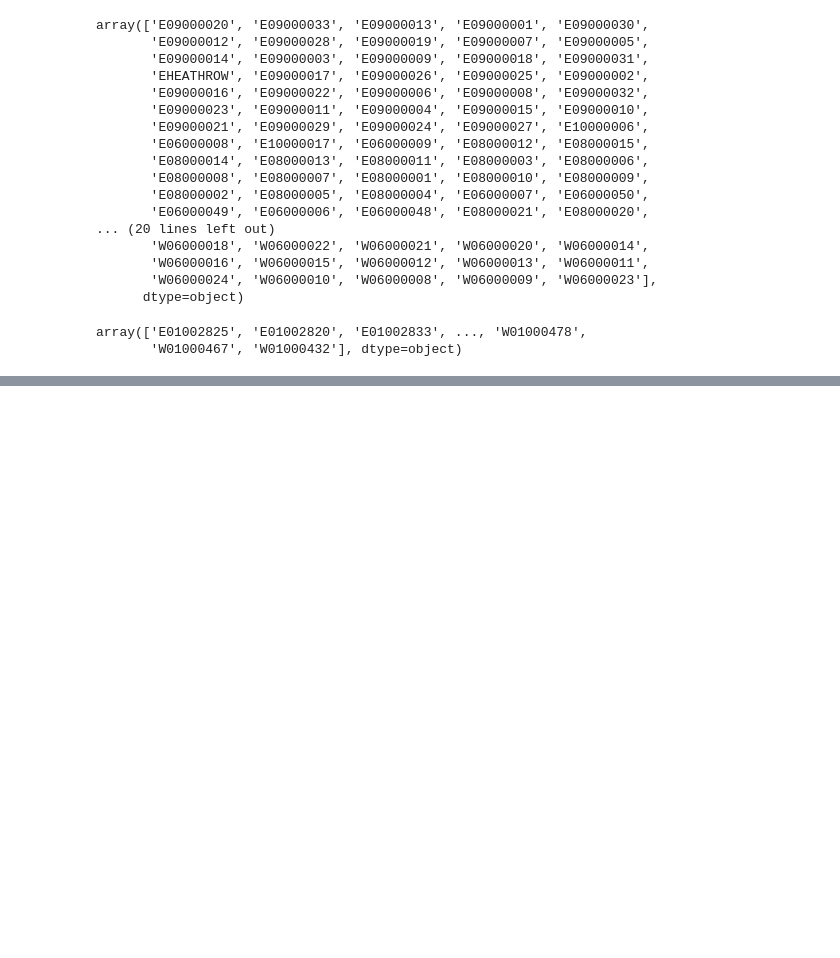
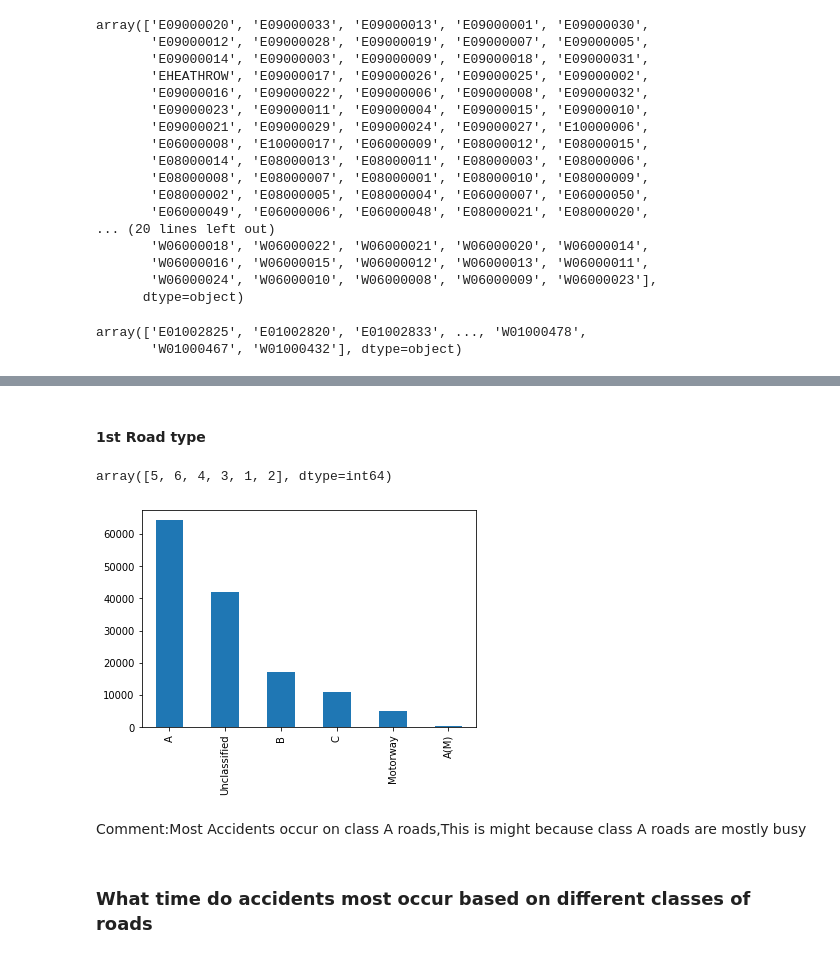
Before and after one commit to OwusuBlessing/Stage_C_Premier_practice, a Jupyter notebook: Starter_EDA.ipynb, the cells around one changed output, grey strips where cells are left out. Saved outputs shown, nothing was run; the diff lists cells and outputs as text; code cells hidden in the pictures; blank space fills up the shorter version.

```diff
--- a/Starter_EDA.ipynb
+++ b/Starter_EDA.ipynb
@@ -384,0 +779,20 @@ array(['E01002825', 'E01002820', 'E01002833', ..., 'W01000478',
+# %% [markdown]
+#### 1st Road type
+# %%
+df["1st_Road_Class"].unique()
+# %% [output]
+array([5, 6, 4, 3, 1, 2], dtype=int64)
+# %%
+labels = {"1st_Road_Class":{1:"Motorway",2:"A(M)",3:"A",4:"B",5:"C",6:"Unclassified"}}
+# %%
+df = df.replace(labels)
+# %%
+df_1st_road = df.loc[:,["1st_Road_Class","Accident_Severity"]]
+df_1st_road["1st_Road_Class"].value_counts().plot.bar()
+plt.show()
+# %% [output]
+[figure, added]
+# %% [markdown]
+Comment:Most Accidents occur on class A roads,This is might because class A roads are mostly busy
+# %% [markdown]
+### What time do accidents most occur based on different classes of roads
```
Also changed, not shown: parts of 74 cells of this notebook, 14 other files.
